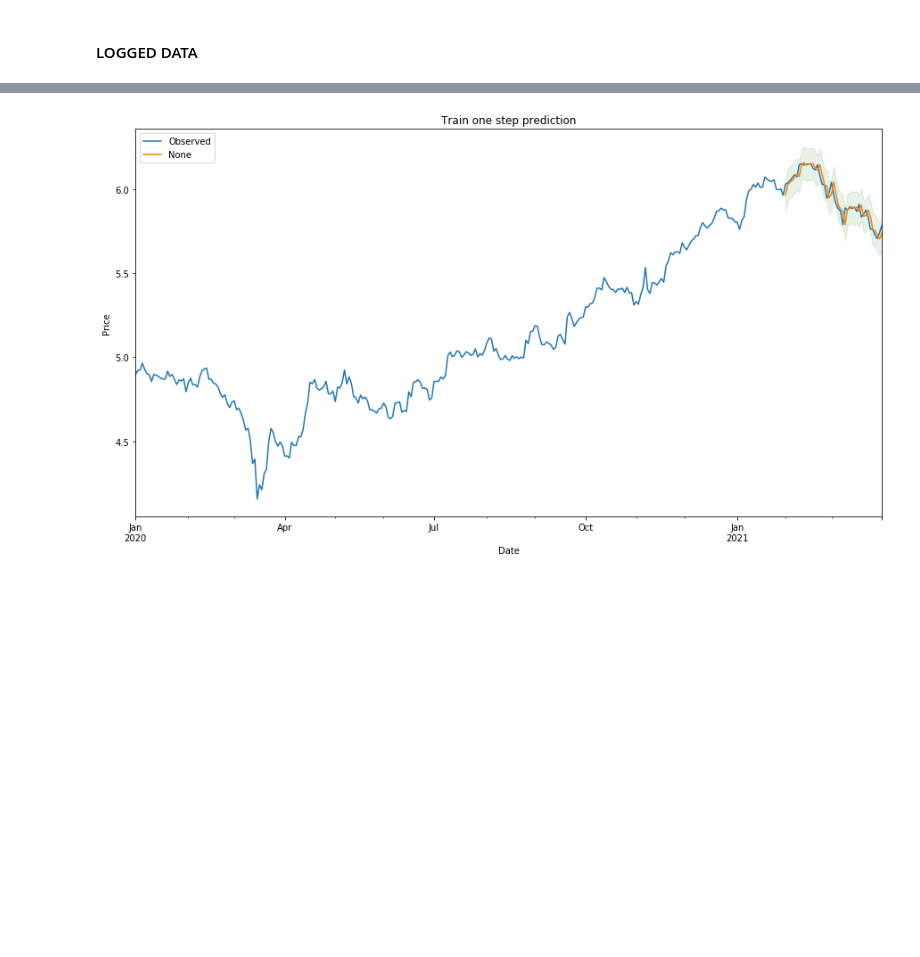
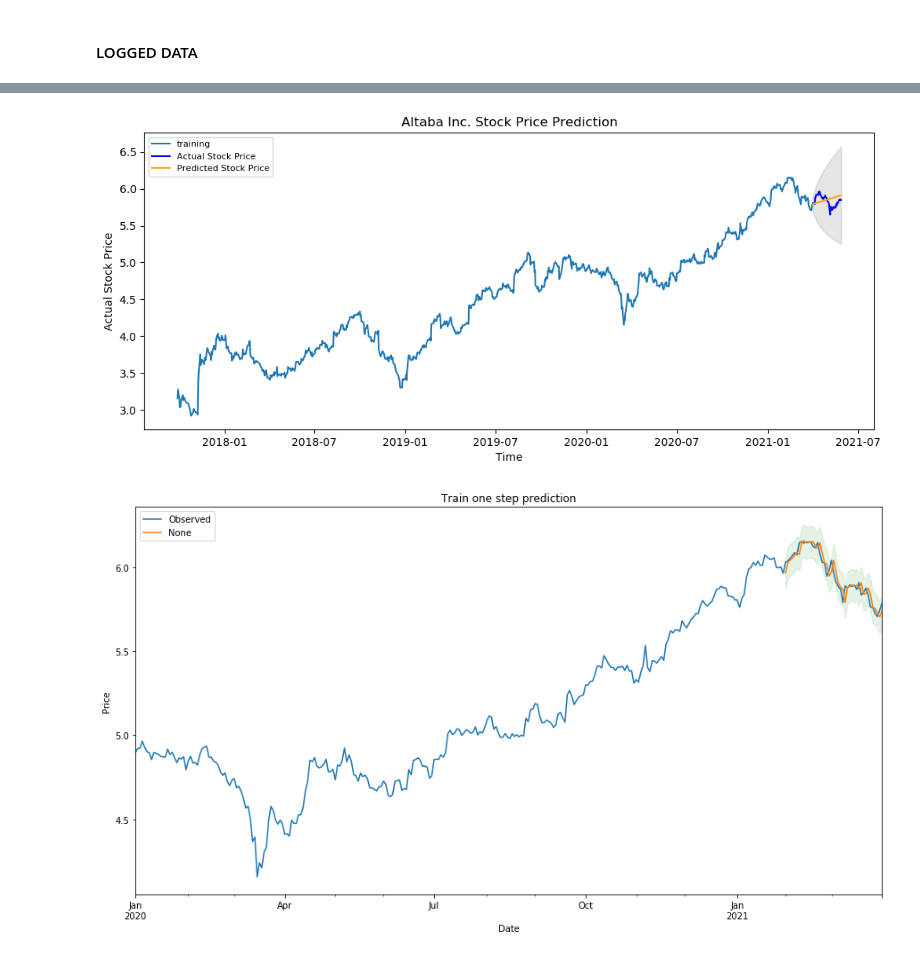
Before and after one commit to stevenkyle2013/Capstone, a Jupyter notebook: Main.ipynb, the cells around one changed output, grey strips where cells are left out. Drawn from its saved outputs; the diff is of its cells as text; code cells hidden in the pictures; blank space fills up the shorter version.

```diff
--- a/Main.ipynb
+++ b/Main.ipynb
@@ -1087,3 +1101,22 @@ Warnings:
+# %%
+#Getting forecast to see how well the train model does compared to the test data
+fc, se, conf = train_output.forecast(42, alpha=0.05)  # 95% confidence
+fc_series = pd.Series(fc, index=Test.index)
+lower_series = pd.Series(conf[:, 0], index=Test.index)
+upper_series = pd.Series(conf[:, 1], index=Test.index)
+plt.figure(figsize=(12,5), dpi=100)
+plt.plot(Train['Close_logged'], label='training')
+plt.plot(Test['Close_logged'], color = 'blue', label='Actual Stock Price')
+plt.plot(fc_series, color = 'orange',label='Predicted Stock Price')
+plt.fill_between(lower_series.index, lower_series, upper_series,
+                 color='k', alpha=.10)
+plt.title('Altaba Inc. Stock Price Prediction')
+plt.xlabel('Time')
+plt.ylabel('Actual Stock Price')
+plt.legend(loc='upper left', fontsize=8)
+plt.show()
+# %% [output]
+[figure, added]
 # %%
 # Getting One Step prediction to check train model
 train_prediction = train_output.get_prediction(start='2021-02-01',
```
Also changed, not shown: parts of 12 cells of this notebook.
